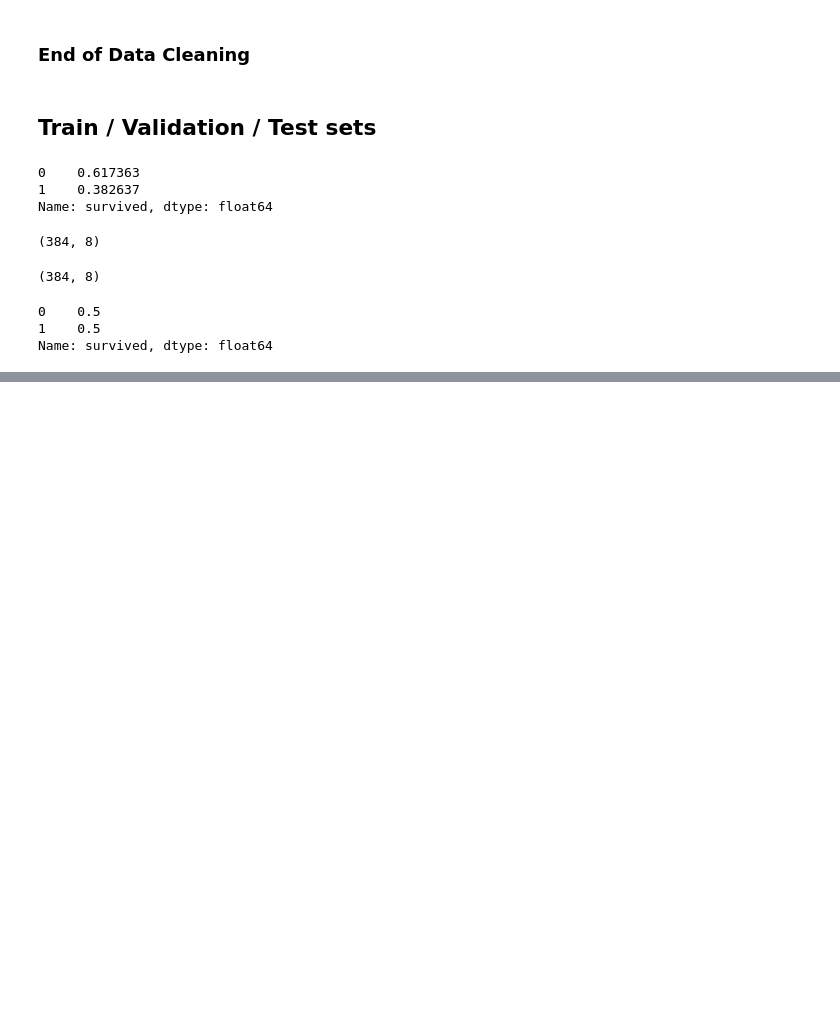
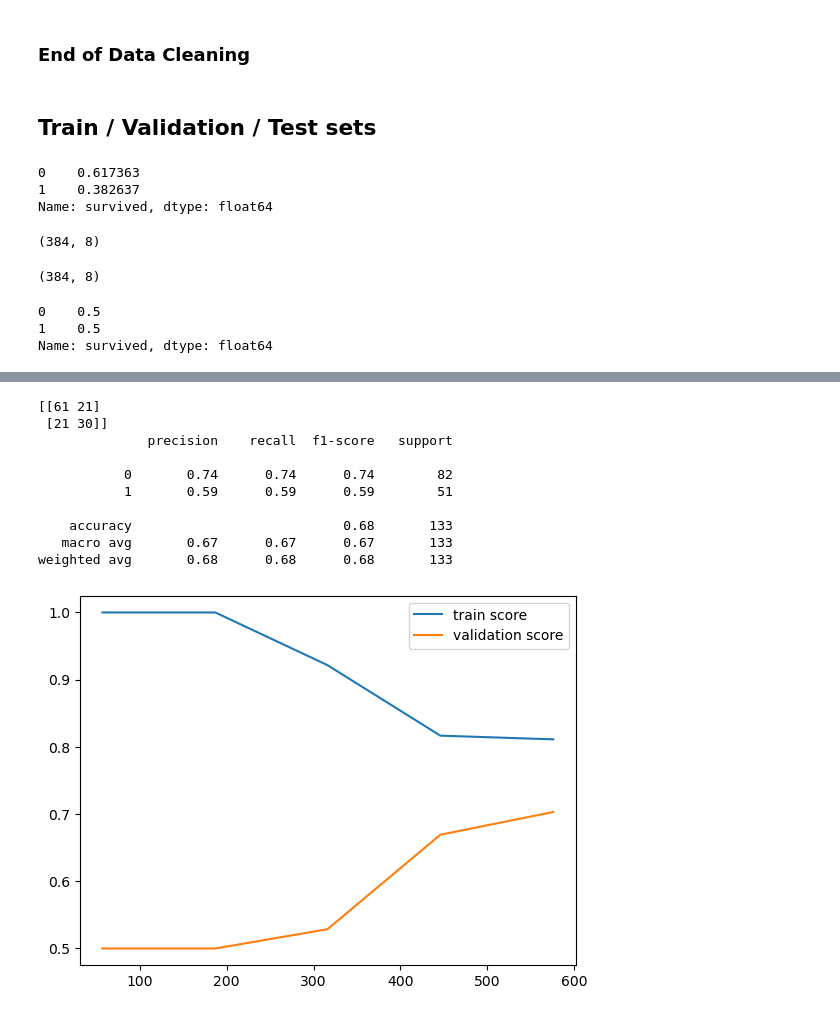
Before and after one commit to Nacim-B/Titanic, a Jupyter notebook: titanic_v3_advanced.ipynb, the cells around one changed output, grey strips where cells are left out. Cells and saved outputs as stored; diff of their text form; code cells hidden in the pictures; blank space fills up the shorter version.

```diff
--- a/titanic_v3_advanced.ipynb
+++ b/titanic_v3_advanced.ipynb
@@ -496,0 +552,16 @@ y_train_final = df_temp['survived']
+# %%
+k_neighbor = KNeighborsClassifier()
+# %%
+evaluation(k_neighbor)
+# %% [output]
+[[61 21]
+ [21 30]]
+              precision    recall  f1-score   support
+
+           0       0.74      0.74      0.74        82
+           1       0.59      0.59      0.59        51
+
+    accuracy                           0.68       133
+   macro avg       0.67      0.67      0.67       133
+weighted avg       0.68      0.68      0.68       133
+[figure, added]
```
Also changed, not shown: parts of 13 cells of this notebook.
